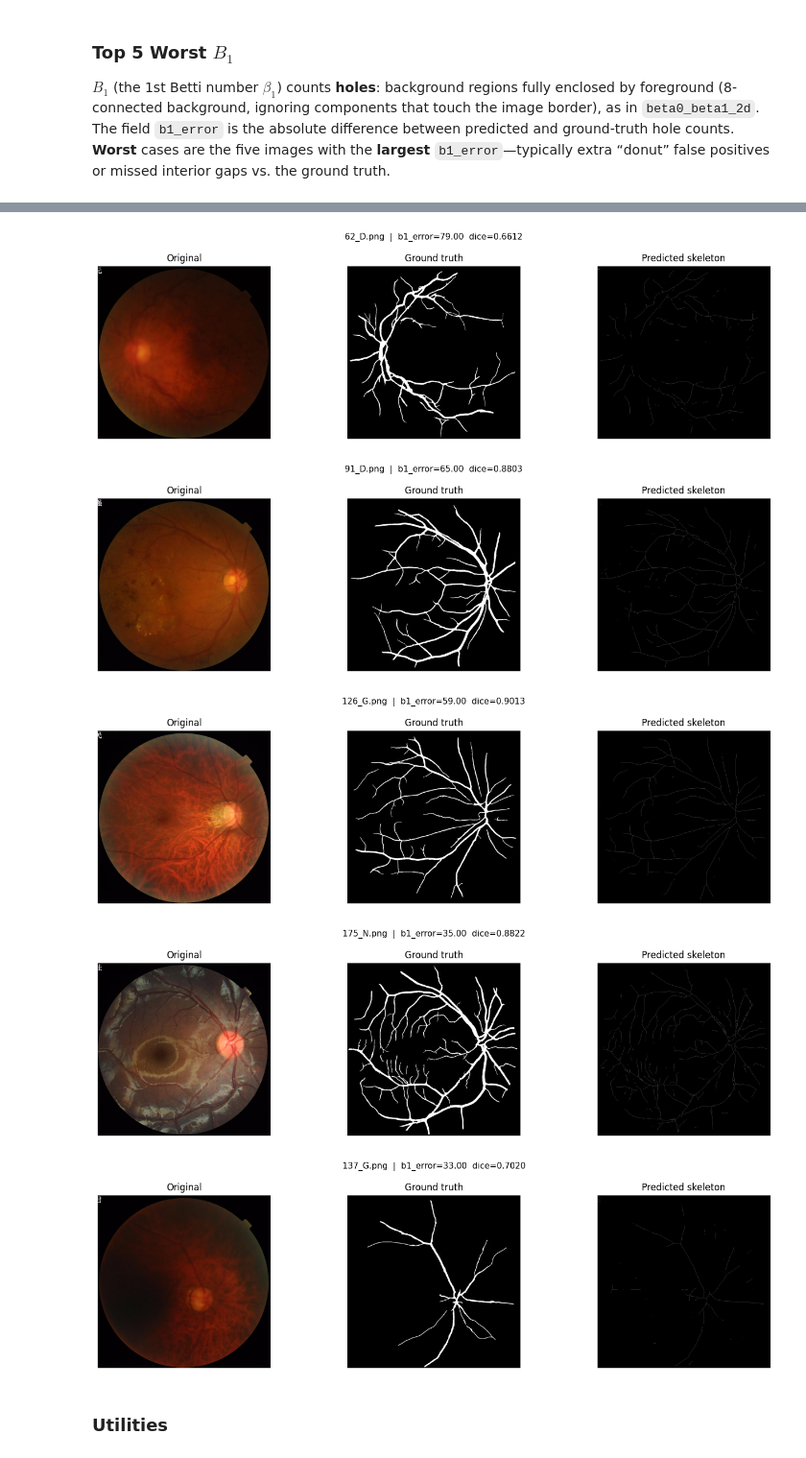
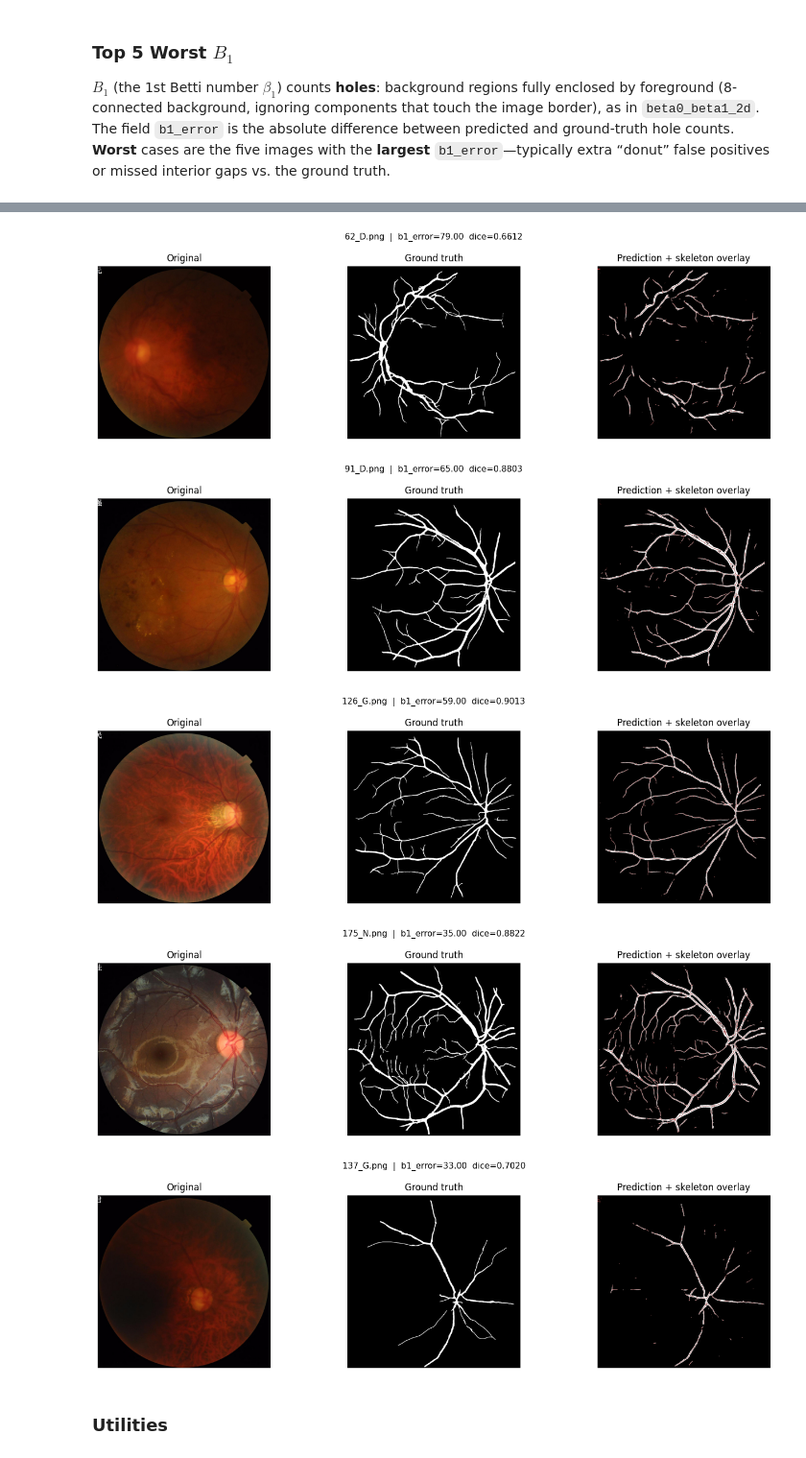
Before and after one commit to UML-CV-2026/final_submission, a Jupyter notebook: main.ipynb, the cells around one changed output, grey strips where cells are left out. Shown at 96% size. Saved outputs shown, nothing was run; the diff lists cells and outputs as text; code cells hidden in the pictures.

```diff
--- a/main.ipynb
+++ b/main.ipynb
@@ -604,7 +604,7 @@ import numpy as np
 import pandas as pd
 import matplotlib.pyplot as plt
 import torch
-from skimage.morphology import skeletonize
+from skimage.morphology import skeletonize, binary_dilation
 
 top5_b0 = sorted(
     per_image_metrics.items(),
@@ -637,6 +637,7 @@ for name, r in top5_b0:
         logits = eval_model(images_b)
     pred = (torch.sigmoid(logits) > 0.5).float().cpu().numpy()[0, 0]
     skel = skeletonize(pred > 0.5)
+    skel_vis = binary_dilation(skel, footprint=np.ones((3, 3), dtype=bool))
 
     orig = images.numpy().transpose(1, 2, 0)
     gt_mask = masks.numpy()[0]
@@ -648,8 +649,9 @@ for name, r in top5_b0:
     axes[1].imshow(gt_mask, cmap="gray", vmin=0, vmax=1)
     axes[1].set_title("Ground truth")
     axes[1].axis("off")
-    axes[2].imshow(skel, cmap="gray")
-    axes[2].set_title("Predicted skeleton")
+    axes[2].imshow(pred, cmap="gray", vmin=0, vmax=1)
+    axes[2].imshow(np.ma.masked_where(~skel_vis, skel_vis), cmap="autumn", alpha=0.95)
+    axes[2].set_title("Prediction + skeleton overlay")
     axes[2].axis("off")
     fig.suptitle(
         f"{name}  |  b0_error={r['b0_error']:.2f}  b1_error={r['b1_error']:.2f}  dice={r['dice']:.4f}",
@@ -678,7 +680,7 @@ import numpy as np
 import pandas as pd
 import matplotlib.pyplot as plt
 import torch
-from skimage.morphology import skeletonize
+from skimage.morphology import skeletonize, binary_dilation
 
 top5_b1 = sorted(
     per_image_metrics.items(),
@@ -709,40 +711,42 @@ for name, r in top5_b1:
     images_b = images.unsqueeze(0).to(device)
     with torch.no_grad():
         logits = eval_model(images_b)
     pred = (torch.sigmoid(logits) > 0.5).float().cpu().numpy()[0, 0]
     skel = skeletonize(pred > 0.5)
+    skel_vis = binary_dilation(skel, footprint=np.ones((3, 3), dtype=bool))
 
     orig = images.numpy().transpose(1, 2, 0)
     gt_mask = masks.numpy()[0]
 
     fig, axes = plt.subplots(1, 3, figsize=(14, 4))
     axes[0].imshow(np.clip(orig, 0.0, 1.0))
     axes[0].set_title("Original")
     axes[0].axis("off")
     axes[1].imshow(gt_mask, cmap="gray", vmin=0, vmax=1)
     axes[1].set_title("Ground truth")
     axes[1].axis("off")
-    axes[2].imshow(skel, cmap="gray")
-    axes[2].set_title("Predicted skeleton")
+    axes[2].imshow(pred, cmap="gray", vmin=0, vmax=1)
+    axes[2].imshow(np.ma.masked_where(~skel_vis, skel_vis), cmap="autumn", alpha=0.95)
+    axes[2].set_title("Prediction + skeleton overlay")
     axes[2].axis("off")
     fig.suptitle(
         f"{name}  |  b1_error={r['b1_error']:.2f}  dice={r['dice']:.4f}",
         fontsize=11,
     )
     plt.tight_layout()
     plt.show()
 # %% [output]
     image  b1_gt  b1_pred  b1_error     dice
  62_D.png     79        0        79 0.661249
  91_D.png     79       14        65 0.880300
 126_G.png     63        4        59 0.901339
 175_N.png     26       61        35 0.882170
 137_G.png     33        0        33 0.702001
-[figure, old version]
+[figure, new version]
-[figure, old version]
+[figure, new version]
-[figure, old version]
+[figure, new version]
-[figure, old version]
+[figure, new version]
-[figure, old version]
+[figure, new version]
 # %% [markdown]
 ### Utilities
 # %%
```
Also changed, not shown: parts of 1 cell of this notebook.
